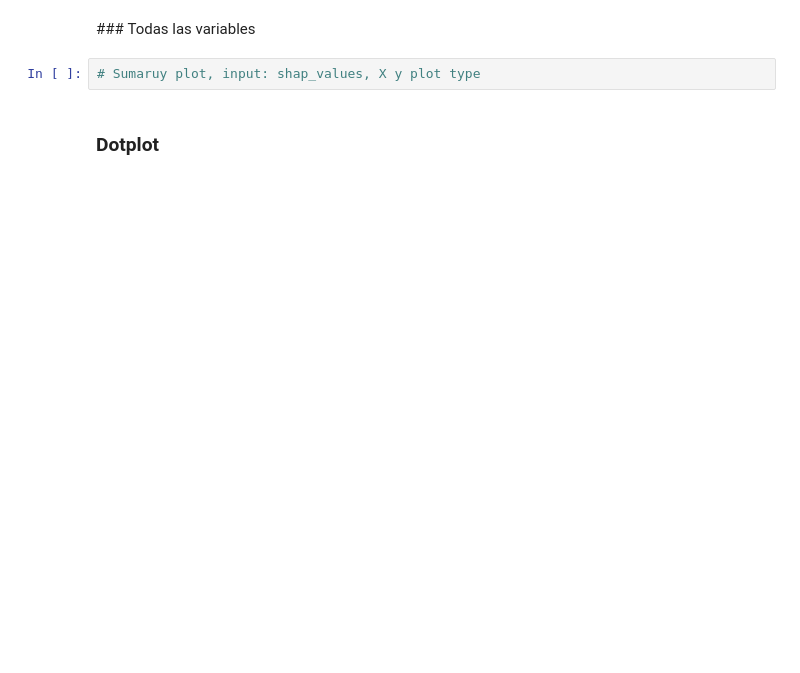
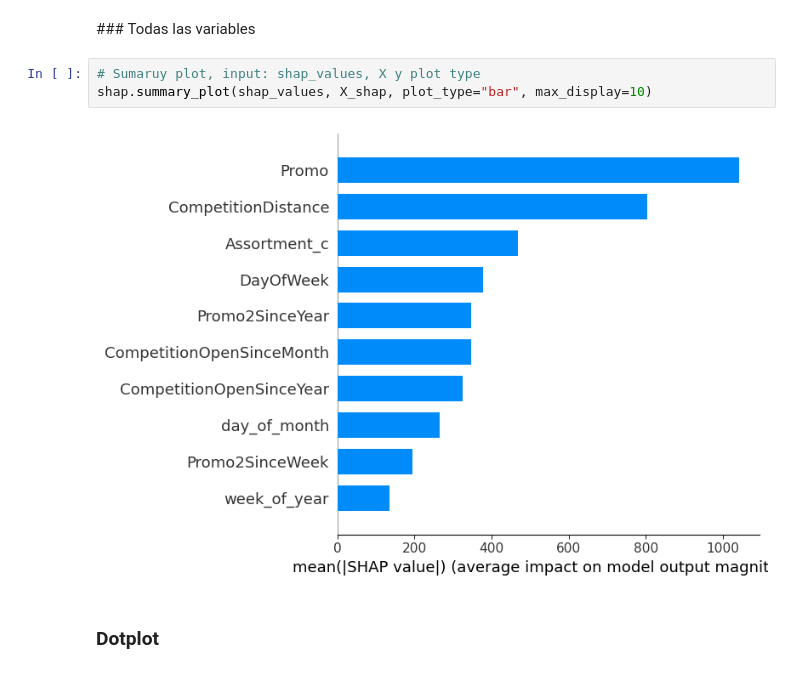
Before and after one commit to zayo1511/LabAprEst, a Jupyter notebook: Parcial4/shap_rossman_lightgbm_sin_resolver.ipynb, the cells around one changed output. Saved outputs shown, nothing was run; the diff lists cells and outputs as text; blank space fills up the shorter version.

```diff
--- a/Parcial4/shap_rossman_lightgbm_sin_resolver.ipynb
+++ b/Parcial4/shap_rossman_lightgbm_sin_resolver.ipynb
@@ -266,6 +292,9 @@ import shap
 ### Todas las variables
 # %%
 # Sumaruy plot, input: shap_values, X y plot type
+shap.summary_plot(shap_values, X_shap, plot_type="bar", max_display=10)
+# %% [output]
+[figure, added]
 # %% [markdown]
 ### Dotplot
 # %%
```
Also changed, not shown: parts of 5 cells of this notebook.
